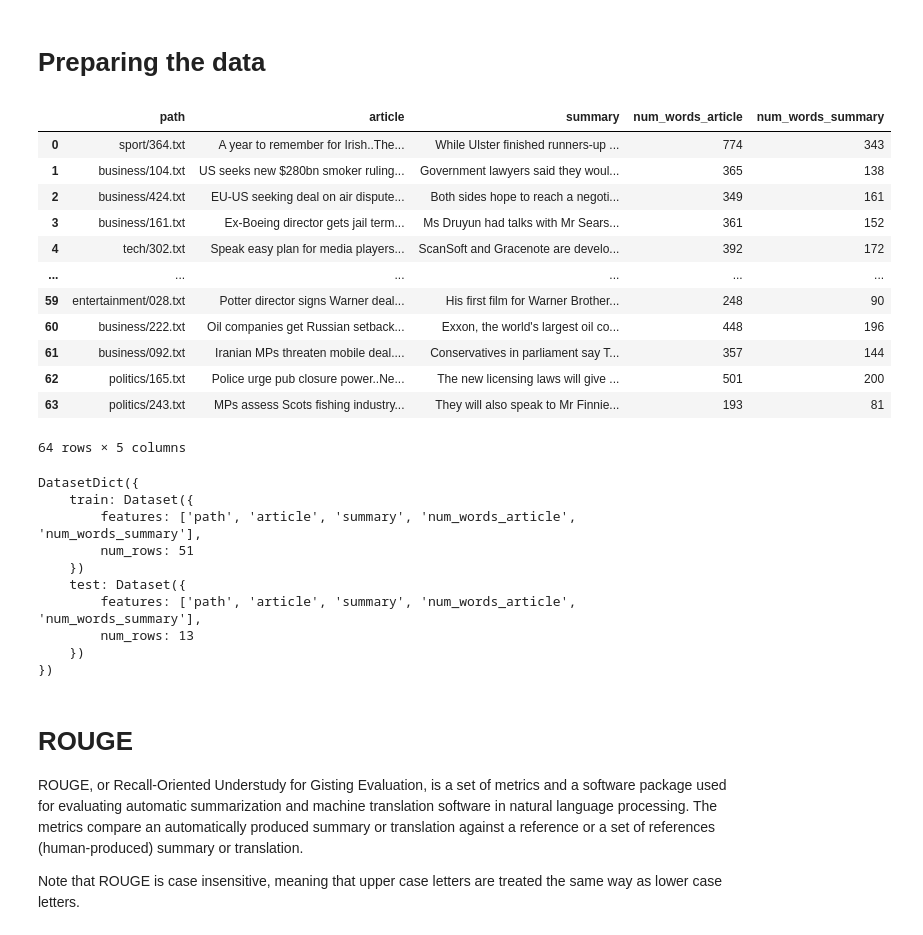
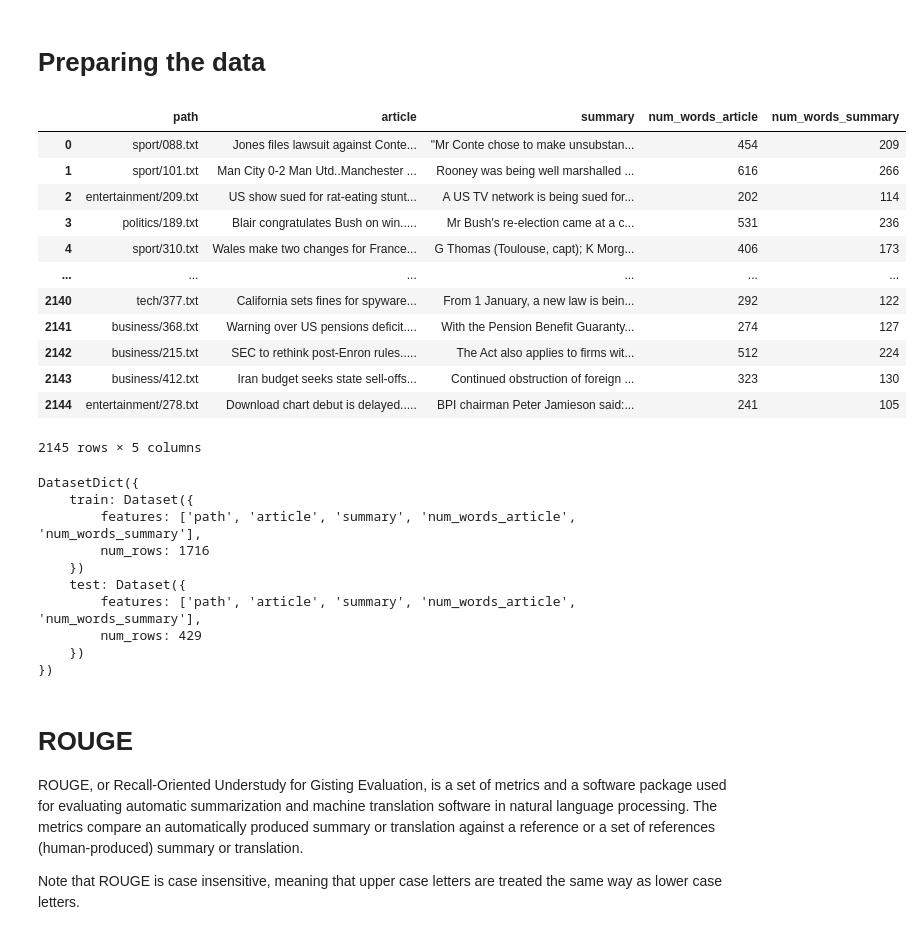
Before and after one commit to MohamedMagdy191/Text-Summarizer, a Jupyter notebook: text-summarizer-bart-rouge-pytorch.ipynb, the cells around one changed output. Saved outputs shown, nothing was run; the diff lists cells and outputs as text; code cells hidden in the pictures.

```diff
--- a/text-summarizer-bart-rouge-pytorch.ipynb
+++ b/text-summarizer-bart-rouge-pytorch.ipynb
@@ -268,23 +268,23 @@ new_df
 # %%
 # deleting some columns and shuffling the rows
 
 new_df.drop(columns=["num_words_article","num_words_summary","path"])
-new_df = new_df.sample(frac = 0.03)
+new_df = new_df.sample(frac = 1)
 new_df.reset_index(drop=True, inplace=False)
 # %% [output]
 |  | path | article | summary | num_words_article | num_words_summary |
-| 0 | sport/364.txt | A year to remember for Irish..The... | While Ulster finished runners-up ... | 774 | 343 |
-| 1 | business/104.txt | US seeks new $280bn smoker ruling... | Government lawyers said they woul... | 365 | 138 |
-| 2 | business/424.txt | EU-US seeking deal on air dispute... | Both sides hope to reach a negoti... | 349 | 161 |
-| 3 | business/161.txt | Ex-Boeing director gets jail term... | Ms Druyun had talks with Mr Sears... | 361 | 152 |
-| 4 | tech/302.txt | Speak easy plan for media players... | ScanSoft and Gracenote are develo... | 392 | 172 |
+| 0 | sport/088.txt | Jones files lawsuit against Conte... | "Mr Conte chose to make unsubstan... | 454 | 209 |
+| 1 | sport/101.txt | Man City 0-2 Man Utd..Manchester ... | Rooney was being well marshalled ... | 616 | 266 |
+| 2 | entertainment/209.txt | US show sued for rat-eating stunt... | A US TV network is being sued for... | 202 | 114 |
+| 3 | politics/189.txt | Blair congratulates Bush on win..... | Mr Bush's re-election came at a c... | 531 | 236 |
+| 4 | sport/310.txt | Wales make two changes for France... | G Thomas (Toulouse, capt); K Morg... | 406 | 173 |
 | ... | ... | ... | ... | ... | ... |
-| 59 | entertainment/028.txt | Potter director signs Warner deal... | His first film for Warner Brother... | 248 | 90 |
-| 60 | business/222.txt | Oil companies get Russian setback... | Exxon, the world's largest oil co... | 448 | 196 |
-| 61 | business/092.txt | Iranian MPs threaten mobile deal.... | Conservatives in parliament say T... | 357 | 144 |
-| 62 | politics/165.txt | Police urge pub closure power..Ne... | The new licensing laws will give ... | 501 | 200 |
-| 63 | politics/243.txt | MPs assess Scots fishing industry... | They will also speak to Mr Finnie... | 193 | 81 |
+| 2140 | tech/377.txt | California sets fines for spyware... | From 1 January, a new law is bein... | 292 | 122 |
+| 2141 | business/368.txt | Warning over US pensions deficit.... | With the Pension Benefit Guaranty... | 274 | 127 |
+| 2142 | business/215.txt | SEC to rethink post-Enron rules..... | The Act also applies to firms wit... | 512 | 224 |
+| 2143 | business/412.txt | Iran budget seeks state sell-offs... | Continued obstruction of foreign ... | 323 | 130 |
+| 2144 | entertainment/278.txt | Download chart debut is delayed..... | BPI chairman Peter Jamieson said:... | 241 | 105 |
-64 rows × 5 columns
+2145 rows × 5 columns
 # %%
 # splitting the data into train and test
 
@@ -304,11 +304,11 @@ dataset
 DatasetDict({
     train: Dataset({
         features: ['path', 'article', 'summary', 'num_words_article', 'num_words_summary'],
-        num_rows: 51
+        num_rows: 1716
     })
     test: Dataset({
         features: ['path', 'article', 'summary', 'num_words_article', 'num_words_summary'],
-        num_rows: 13
+        num_rows: 429
     })
 })
 # %%
```
Also changed, not shown: parts of 6 cells of this notebook.
